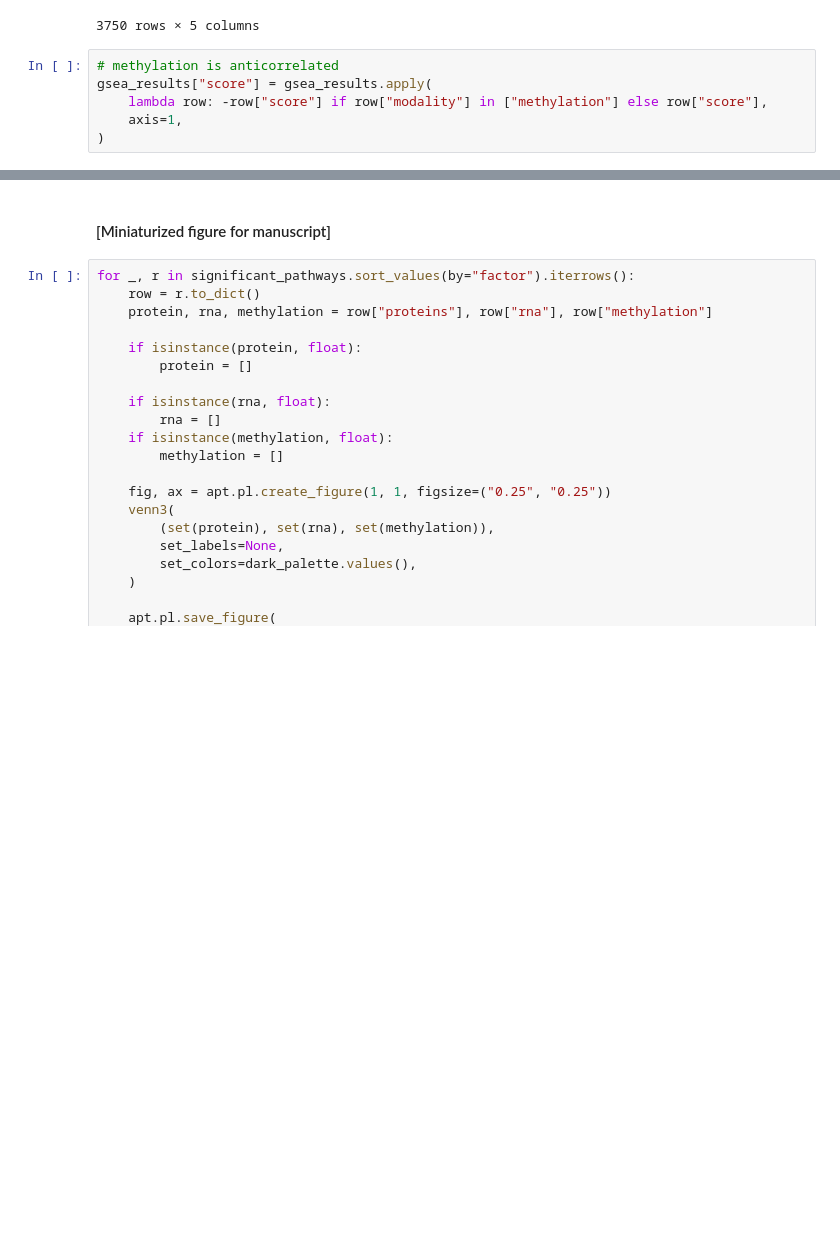
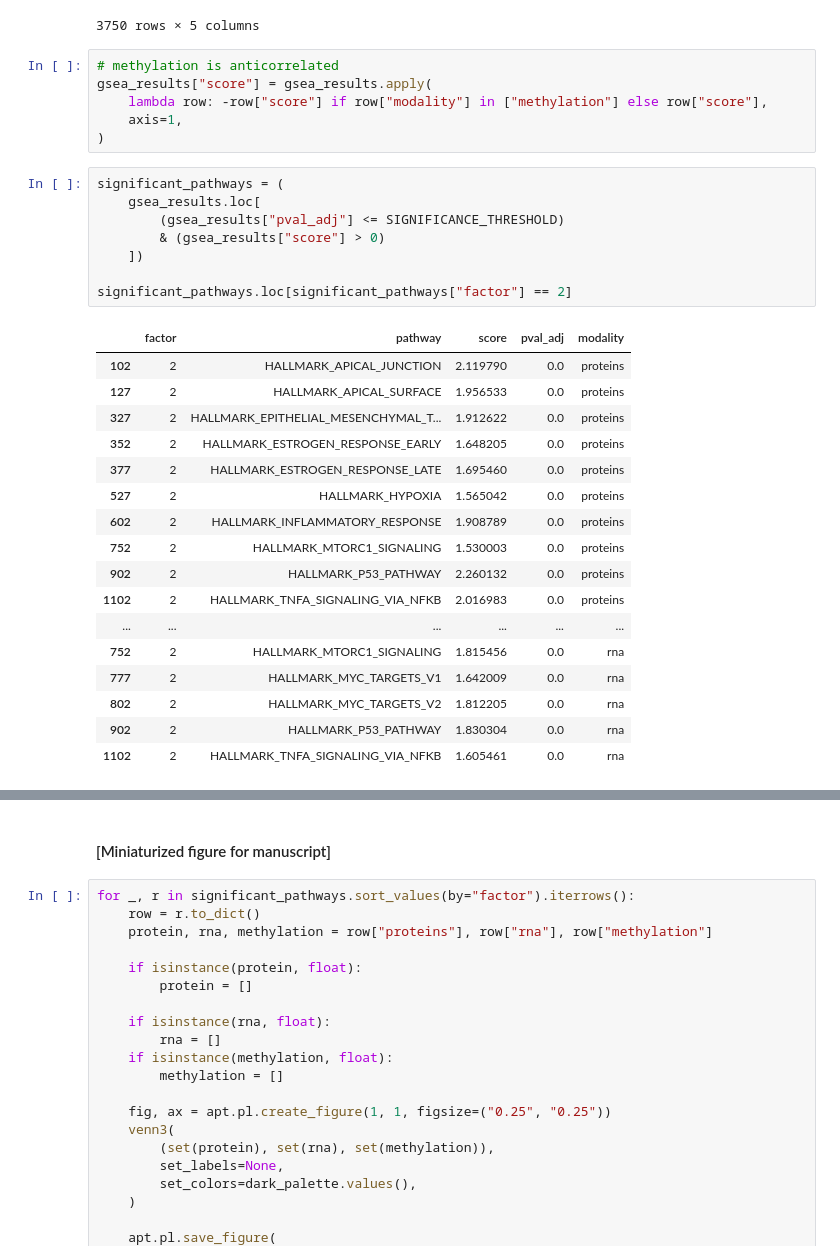
Before and after one commit to MannLabs/alphapepttools-manuscript, a Jupyter notebook: notebooks/main/multimodal/analysis/gsea.ipynb, the cells around one changed output, grey strips where cells are left out. Saved outputs shown, nothing was run; the diff lists cells and outputs as text; blank space fills up the shorter version.

```diff
--- a/notebooks/main/multimodal/analysis/gsea.ipynb
+++ b/notebooks/main/multimodal/analysis/gsea.ipynb
@@ -150,4 +150,30 @@ gsea_results["score"] = gsea_results.apply(
     lambda row: -row["score"] if row["modality"] in ["methylation"] else row["score"],
     axis=1,
 )
+# %%
+significant_pathways = (
+    gsea_results.loc[
+        (gsea_results["pval_adj"] <= SIGNIFICANCE_THRESHOLD)
+        & (gsea_results["score"] > 0)
+    ])
+
+significant_pathways.loc[significant_pathways["factor"] == 2]
+# %% [output]
+|  | factor | pathway | score | pval_adj | modality |
+| 102 | 2 | HALLMARK_APICAL_JUNCTION | 2.119790 | 0.0 | proteins |
+| 127 | 2 | HALLMARK_APICAL_SURFACE | 1.956533 | 0.0 | proteins |
+| 327 | 2 | HALLMARK_EPITHELIAL_MESENCHYMAL_T... | 1.912622 | 0.0 | proteins |
+| 352 | 2 | HALLMARK_ESTROGEN_RESPONSE_EARLY | 1.648205 | 0.0 | proteins |
+| 377 | 2 | HALLMARK_ESTROGEN_RESPONSE_LATE | 1.695460 | 0.0 | proteins |
+| 527 | 2 | HALLMARK_HYPOXIA | 1.565042 | 0.0 | proteins |
+| 602 | 2 | HALLMARK_INFLAMMATORY_RESPONSE | 1.908789 | 0.0 | proteins |
+| 752 | 2 | HALLMARK_MTORC1_SIGNALING | 1.530003 | 0.0 | proteins |
+| 902 | 2 | HALLMARK_P53_PATHWAY | 2.260132 | 0.0 | proteins |
+| 1102 | 2 | HALLMARK_TNFA_SIGNALING_VIA_NFKB | 2.016983 | 0.0 | proteins |
+| ... | ... | ... | ... | ... | ... |
+| 752 | 2 | HALLMARK_MTORC1_SIGNALING | 1.815456 | 0.0 | rna |
+| 777 | 2 | HALLMARK_MYC_TARGETS_V1 | 1.642009 | 0.0 | rna |
+| 802 | 2 | HALLMARK_MYC_TARGETS_V2 | 1.812205 | 0.0 | rna |
+| 902 | 2 | HALLMARK_P53_PATHWAY | 1.830304 | 0.0 | rna |
+| 1102 | 2 | HALLMARK_TNFA_SIGNALING_VIA_NFKB | 1.605461 | 0.0 | rna |
 # %%
```
Also changed, not shown: parts of 2 cells of this notebook, 30 other files.
